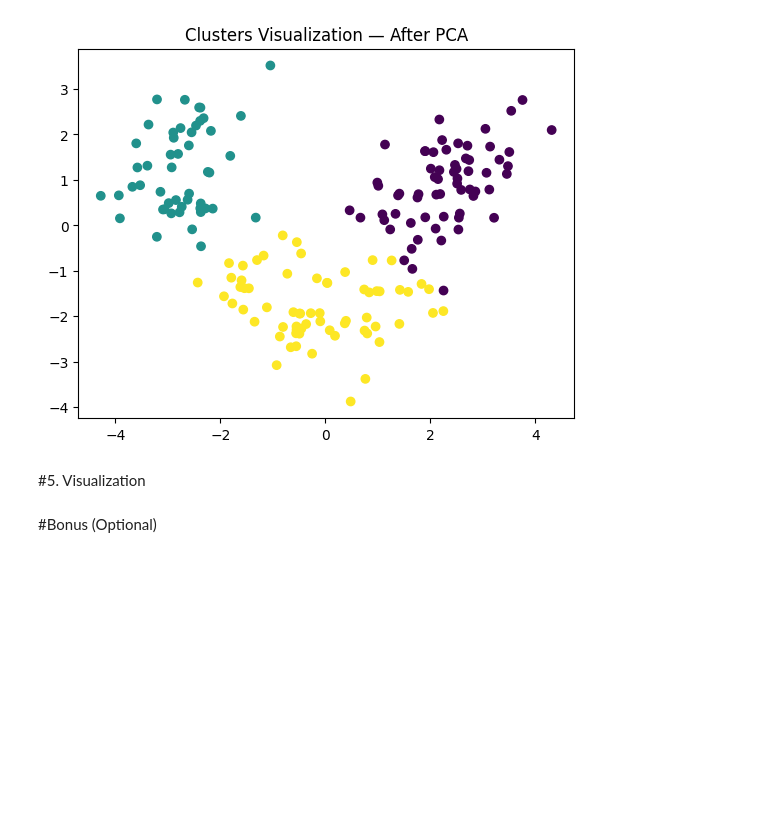
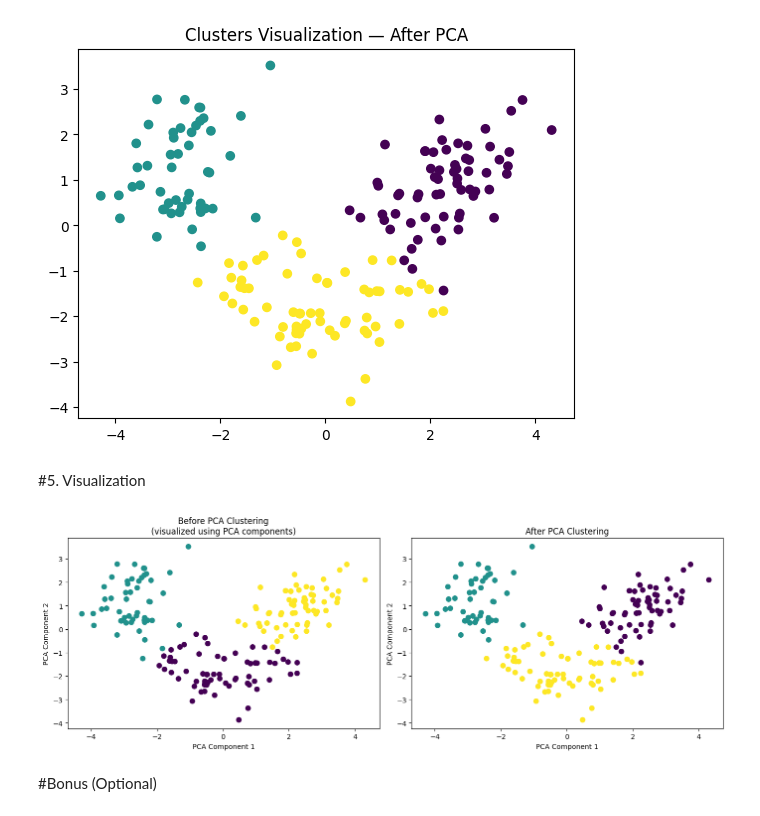
Before and after one commit to EngMohamed-op/Evaluating-Clustering-Before-and-After-PCA, a Jupyter notebook: Clustering_Before_and_After_PCA.ipynb, the cells around one changed output. Cells and saved outputs as stored; diff of their text form; code cells hidden in the pictures; blank space fills up the shorter version.

```diff
--- a/Clustering_Before_and_After_PCA.ipynb
+++ b/Clustering_Before_and_After_PCA.ipynb
@@ -178,6 +178,28 @@ KMeans Results — After PCA (2 components)
 [figure]
 # %% [markdown]
 #5. Visualization
+# %%
+
+fig, axes = plt.subplots(1, 2, figsize=(14, 5))
+
+# Before PCA:
+
+axes[0].scatter(X_pca[:, 0], X_pca[:, 1], c=labels, cmap='viridis', s=50)
+axes[0].set_title("Before PCA Clustering\n(visualized using PCA components)")
+axes[0].set_xlabel("PCA Component 1")
+axes[0].set_ylabel("PCA Component 2")
+
+# After PCA:
+
+axes[1].scatter(X_pca[:, 0], X_pca[:, 1], c=labels_after, cmap='viridis', s=50)
+axes[1].set_title("After PCA Clustering")
+axes[1].set_xlabel("PCA Component 1")
+axes[1].set_ylabel("PCA Component 2")
+
+plt.tight_layout()
+plt.show()
+# %% [output]
+[figure, added]
 # %% [markdown]
 #Bonus (Optional)
 # %% [markdown]
```
